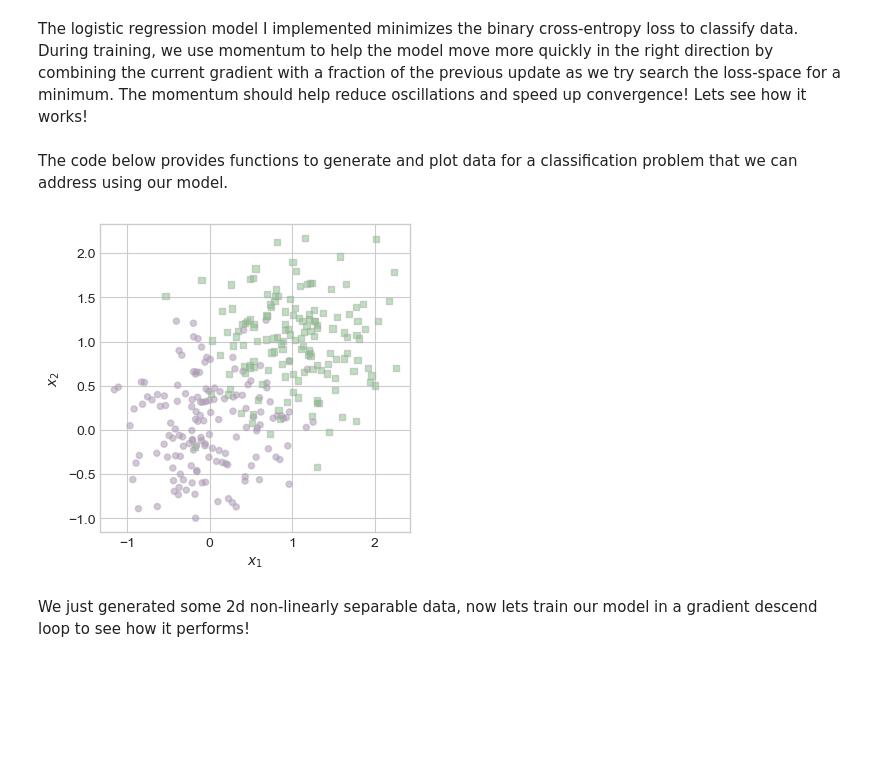
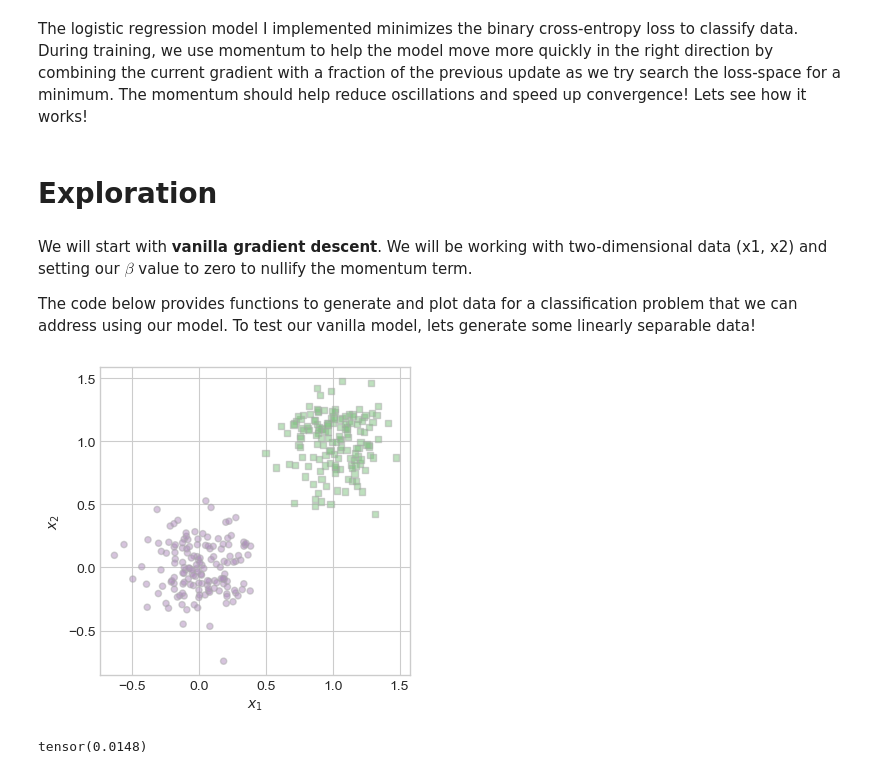
Before and after one commit to lawolff1702/lawolff1702.github.io, a Jupyter notebook: posts/Implementing Logistic Regression/index.ipynb, the cells around one changed output. Saved outputs shown, nothing was run; the diff lists cells and outputs as text; code cells hidden in the pictures; blank space fills up the shorter version.

Commit message:
Added graphs and predicted footy data

```diff
--- a/posts/Implementing Logistic Regression/index.ipynb
+++ b/posts/Implementing Logistic Regression/index.ipynb
@@ -24,36 +21,56 @@ My implementation of the logistic regression algorithm (`logistic.py`) can be fo
 # Implementation
 # %% [markdown]
 The logistic regression model I implemented minimizes the binary cross-entropy loss to classify data. During training, we use momentum to help the model move more quickly in the right direction by combining the current gradient with a fraction of the previous update as we try search the loss-space for a minimum. The momentum should help reduce oscillations and speed up convergence! Lets see how it works!
+# %% [markdown]
+# Exploration
 # %% [markdown]
-The code below provides functions to generate and plot data for a classification problem that we can address using our model.
+We will start with **vanilla gradient descent**. We will be working with two-dimensional data (x1, x2) and setting our $\beta$ value to zero to nullify the momentum term.
+
+The code below provides functions to generate and plot data for a classification problem that we can address using our model. To test our vanilla model, lets generate some linearly separable data!
 # %%
 import torch
 import numpy as np
 import matplotlib.pyplot as plt
 plt.style.use('seaborn-v0_8-whitegrid')
+
+# torch.manual_seed(67)
 
 def classification_data(n_points = 300, noise = 0.2, p_dims = 2):
 
     y = torch.arange(n_points) >= int(n_points/2)
     y = 1.0*y
     X = y[:, None] + torch.normal(0.0, noise, size = (n_points,p_dims))
     X = torch.cat((X, torch.ones((X.shape[0], 1))), 1)
 
     return X, y
 
 def plot_lr_data(X, y, ax):
     assert X.shape[1] == 3, "This function only works for data created with p_dims == 2"
     targets = [0, 1]
     markers = ["o" , ","]
     for i in range(2):
         ix = y == targets[i]
         ax.scatter(X[ix,0], X[ix,1], s = 20,  c = 2*y[ix]-1, facecolors = "none", edgecolors = "darkgrey", cmap = "PRGn", vmin = -2, vmax = 2, alpha = 0.5, marker = markers[i])
     ax.set(xlabel = r"$x_1$", ylabel = r"$x_2$")
 
 fig, ax = plt.subplots(1, 1, figsize = (4, 4))
-X, y = classification_data(noise = 0.5)
+X, y = classification_data(noise = 0.2, p_dims = 2)
 plot_lr_data(X, y, ax)
 # %% [output]
-[figure, old version]
+[figure, new version]
-# %% [markdown]
-We just generated some 2d non-linearly separable data, now lets train our model in a gradient descend loop to see how it performs!
+# %%
+LR = LogisticRegression()
+opt = GradientDescentOptimizer(LR)
+
+loss_vec_vanilla = []
+max_iter = 1000
+
+for _ in range(max_iter):
+    loss = LR.loss(X, y)
+    loss_vec_vanilla.append(loss)
+
+    opt.step(X, y, alpha=0.45, beta=0)
+
+loss
+# %% [output]
+tensor(0.0148)
```
Also changed, not shown: parts of 41 cells of this notebook, 3 other files.
